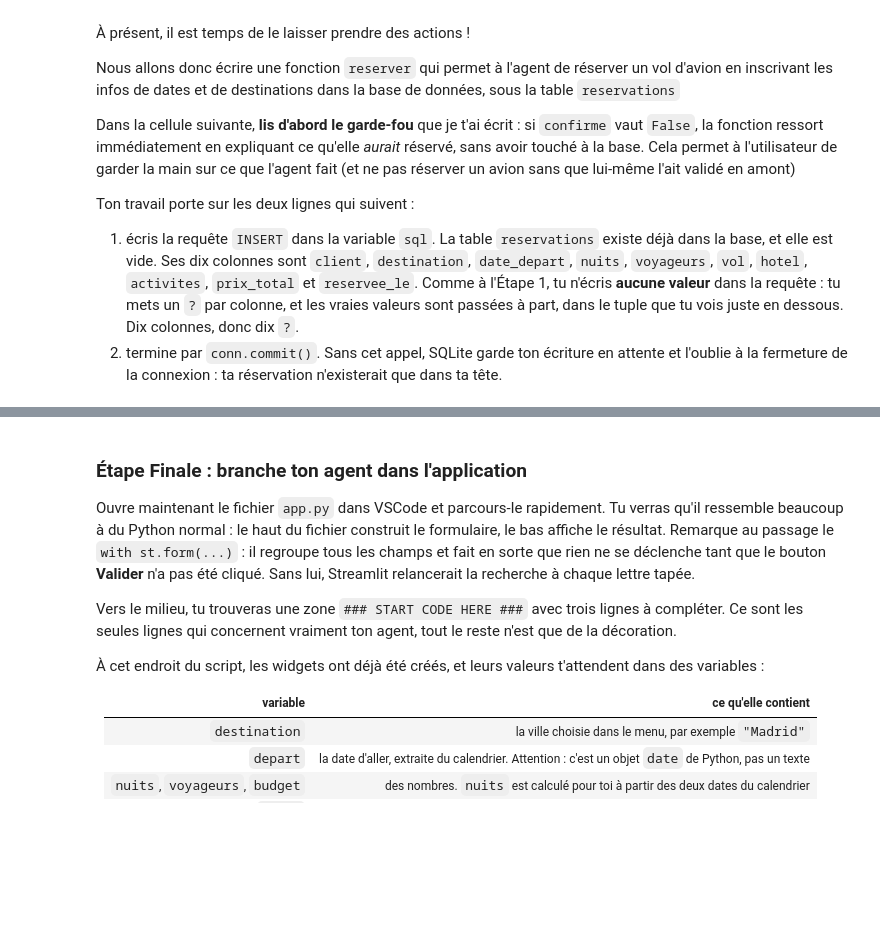
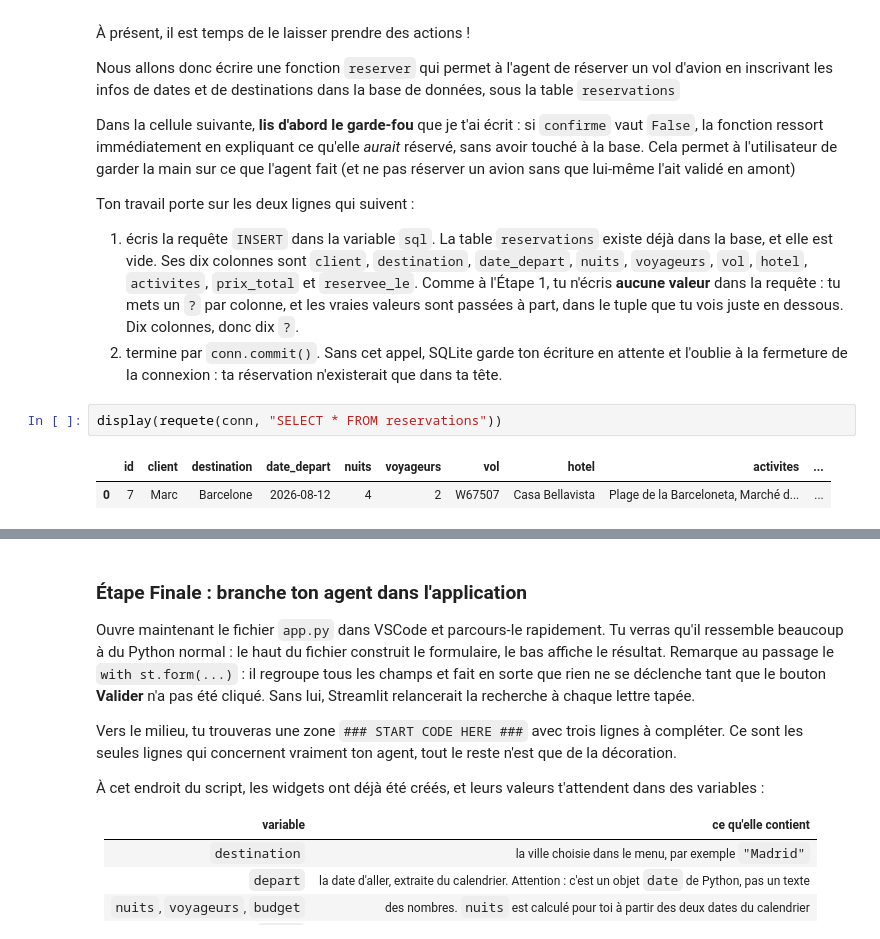
Before and after one commit to JDVegas/AI-Practical_ML-PRO, a Jupyter notebook: Cahier-Vacances-2026-main/Projet_07/projet_07.ipynb, the cells around one changed output, grey strips where cells are left out. Cells and saved outputs as stored; diff of their text form; blank space fills up the shorter version.

```diff
--- a/Cahier-Vacances-2026-main/Projet_07/projet_07.ipynb
+++ b/Cahier-Vacances-2026-main/Projet_07/projet_07.ipynb
@@ -913,6 +915,11 @@ Ton travail porte sur les deux lignes qui suivent :
 
 1. écris la requête `INSERT` dans la variable `sql`. La table `reservations` existe déjà dans la base, et elle est vide. Ses dix colonnes sont `client`, `destination`, `date_depart`, `nuits`, `voyageurs`, `vol`, `hotel`, `activites`, `prix_total` et `reservee_le`. Comme à l'Étape 1, tu n'écris **aucune valeur** dans la requête : tu mets un `?` par colonne, et les vraies valeurs sont passées à part, dans le tuple que tu vois juste en dessous. Dix colonnes, donc dix `?`.
 2. termine par `conn.commit()`. Sans cet appel, SQLite garde ton écriture en attente et l'oublie à la fermeture de la connexion : ta réservation n'existerait que dans ta tête.
+# %%
+display(requete(conn, "SELECT * FROM reservations"))
+# %% [output]
+|  | id | client | destination | date_depart | nuits | voyageurs | vol | hotel | activites | ... |
+| 0 | 7 | Marc | Barcelone | 2026-08-12 | 4 | 2 | W67507 | Casa Bellavista | Plage de la Barceloneta, Marché d... | ... |
 # %%
 from datetime import datetime
 
```
Also changed, not shown: parts of 3 cells of this notebook.
